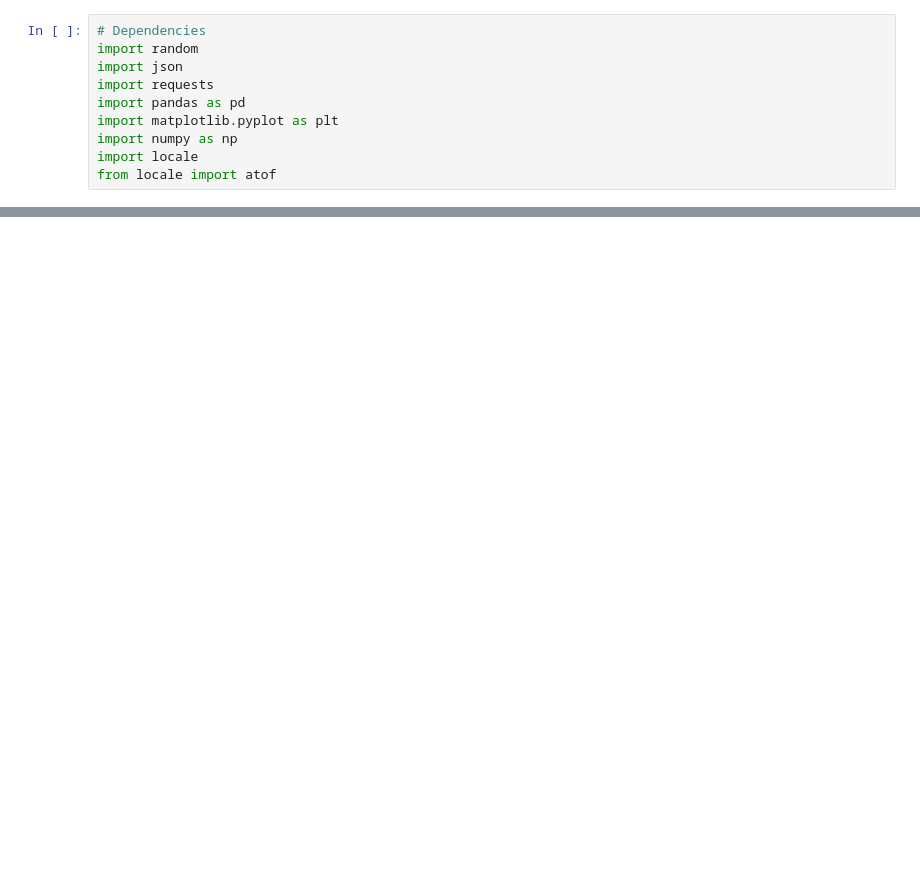
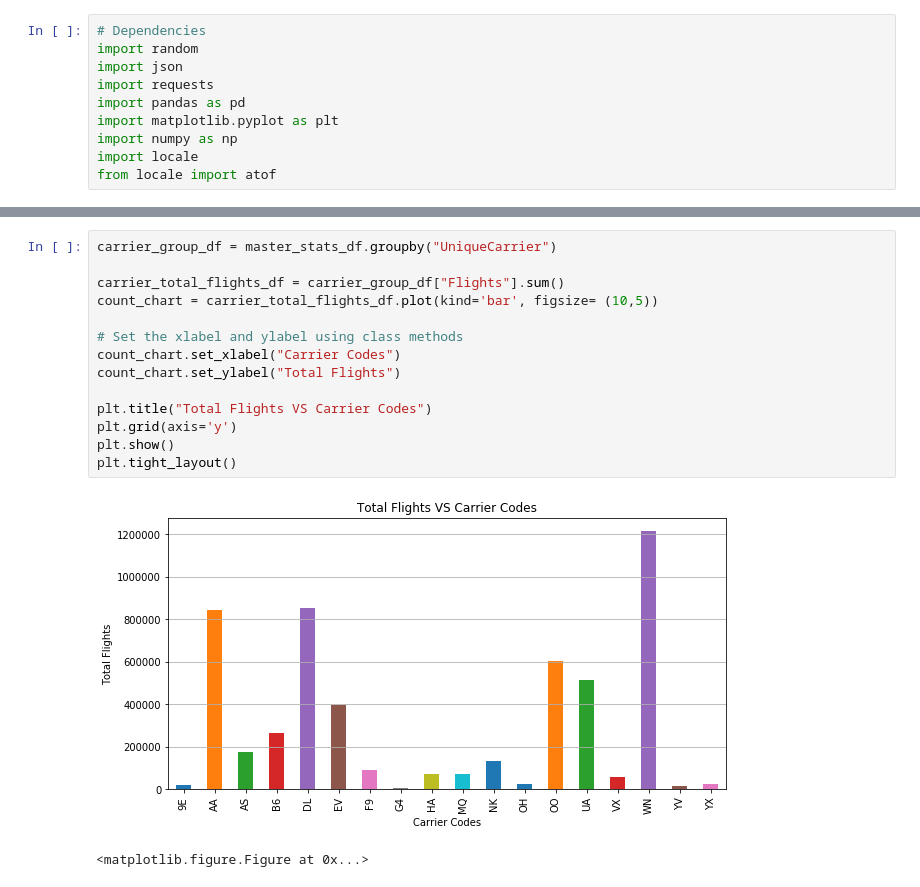
Before and after one commit to Randy0601/GroupProject, a Jupyter notebook: Saifee/Starter.ipynb, the cells around one changed output, grey strips where cells are left out. Saved outputs shown, nothing was run; the diff lists cells and outputs as text; blank space fills up the shorter version.

```diff
--- a/Saifee/Starter.ipynb
+++ b/Saifee/Starter.ipynb
@@ -30,0 +77,17 @@ carrier_total_delay_df = carrier_delay_group_df["DepDelayMinutes"].sum()
+# %%
+carrier_group_df = master_stats_df.groupby("UniqueCarrier")
+
+carrier_total_flights_df = carrier_group_df["Flights"].sum()
+count_chart = carrier_total_flights_df.plot(kind='bar', figsize= (10,5))
+
+# Set the xlabel and ylabel using class methods
+count_chart.set_xlabel("Carrier Codes")
+count_chart.set_ylabel("Total Flights")
+
+plt.title("Total Flights VS Carrier Codes")
+plt.grid(axis='y')
+plt.show()
+plt.tight_layout()
+# %% [output]
+[figure, added]
+<matplotlib.figure.Figure at 0x...>
```
Also changed, not shown: parts of 24 cells of this notebook, 1 other file.
